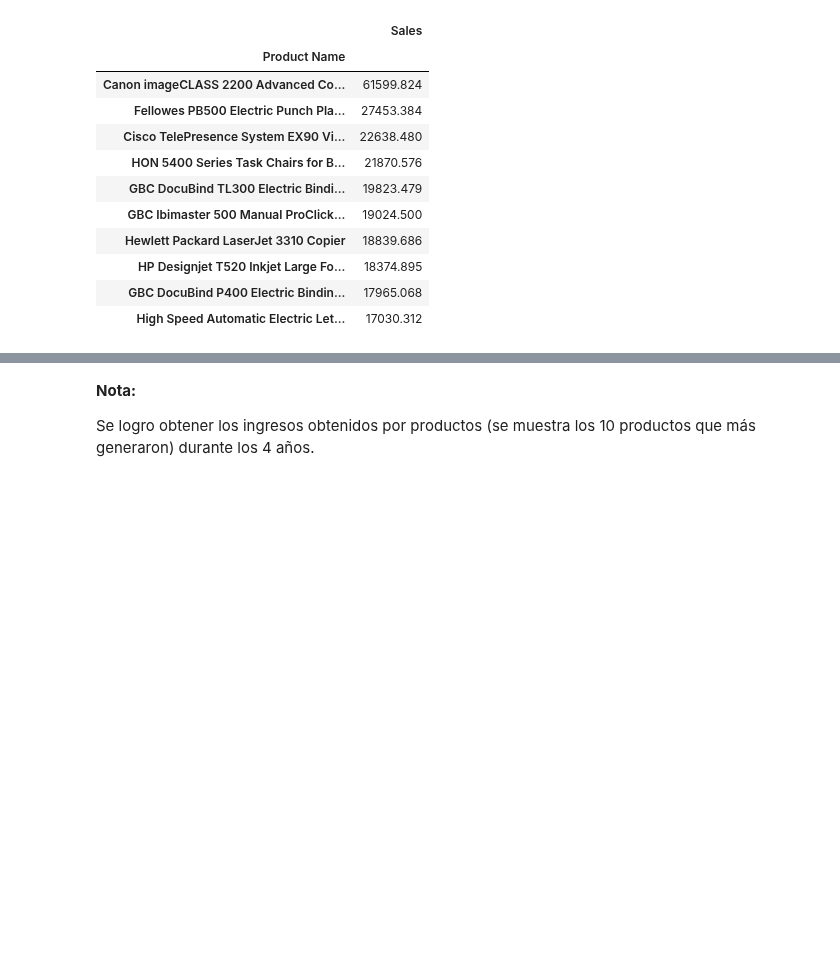
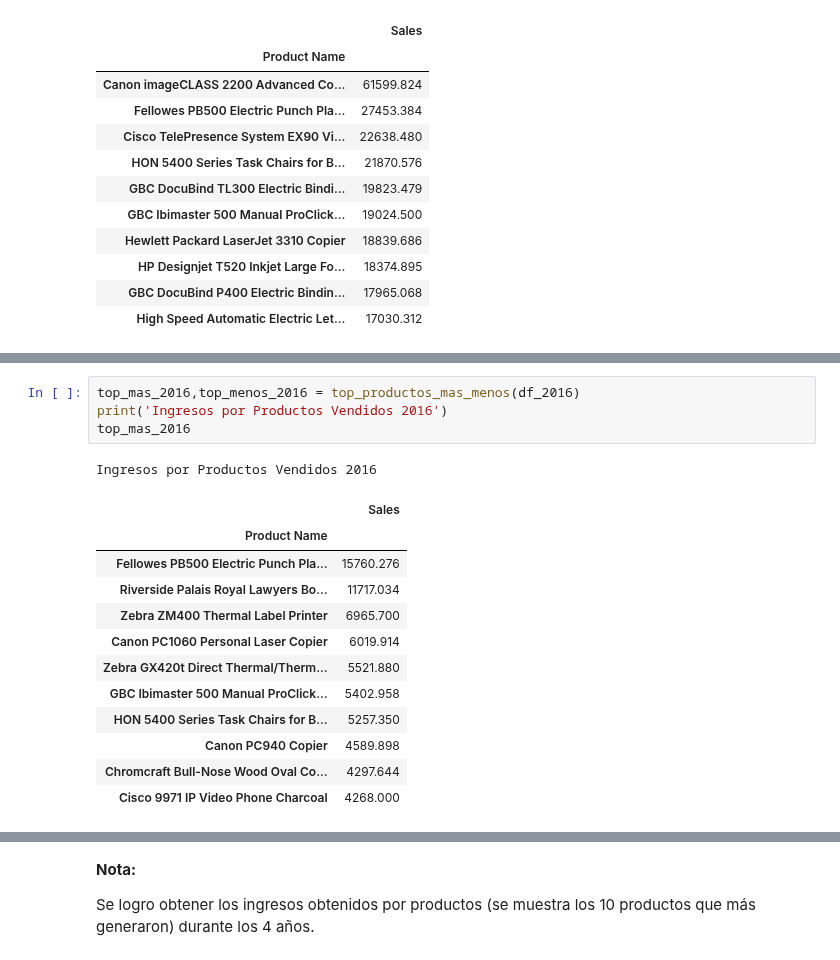
Before and after one commit to SaitoM17/superstore_sales, a Jupyter notebook: notebooks/objetivo_proyecto.ipynb, the cells around one changed output, grey strips where cells are left out. Drawn from its saved outputs; the diff is of its cells as text; blank space fills up the shorter version.

```diff
--- a/notebooks/objetivo_proyecto.ipynb
+++ b/notebooks/objetivo_proyecto.ipynb
@@ -48,0 +116,18 @@ productos_vendidos_top
+# %%
+top_mas_2016,top_menos_2016 = top_productos_mas_menos(df_2016)
+print('Ingresos por Productos Vendidos 2016')
+top_mas_2016
+# %% [output]
+Ingresos por Productos Vendidos 2016
+|  | Sales |
+| Product Name |  |
+| Fellowes PB500 Electric Punch Pla... | 15760.276 |
+| Riverside Palais Royal Lawyers Bo... | 11717.034 |
+| Zebra ZM400 Thermal Label Printer | 6965.700 |
+| Canon PC1060 Personal Laser Copier | 6019.914 |
+| Zebra GX420t Direct Thermal/Therm... | 5521.880 |
+| GBC Ibimaster 500 Manual ProClick... | 5402.958 |
+| HON 5400 Series Task Chairs for B... | 5257.350 |
+| Canon PC940 Copier | 4589.898 |
+| Chromcraft Bull-Nose Wood Oval Co... | 4297.644 |
+| Cisco 9971 IP Video Phone Charcoal | 4268.000 |
```
Also changed, not shown: parts of 13 cells of this notebook.
